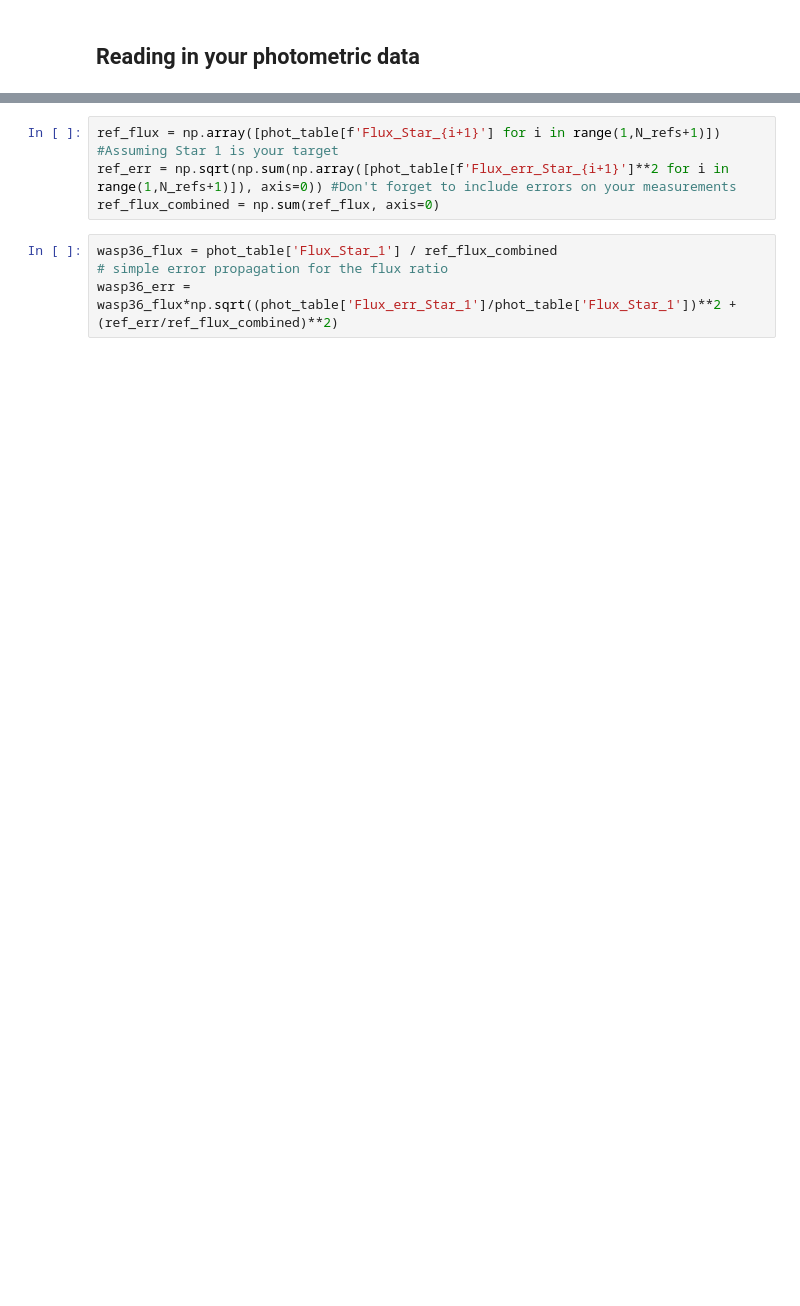
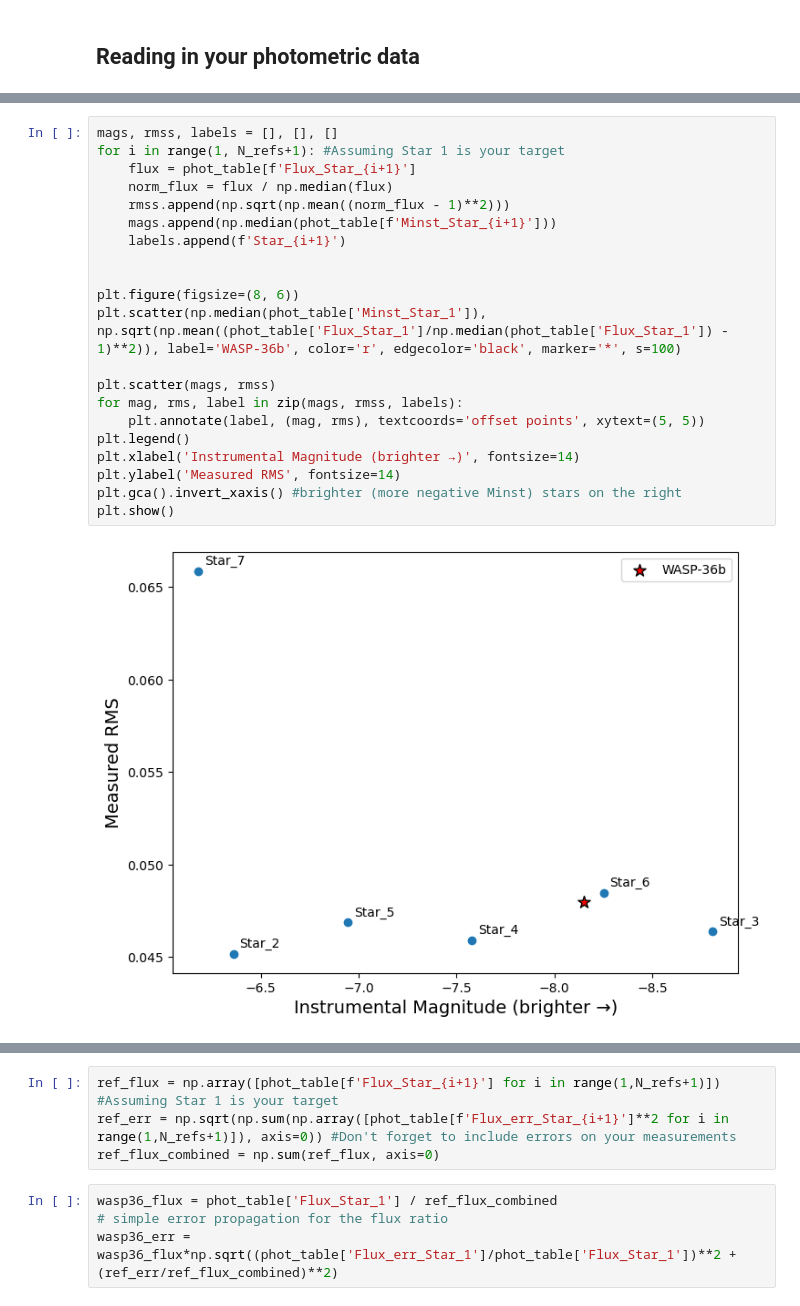
Before and after one commit to explorerjs32/rho_data_reduction_pipeline, a Jupyter notebook: sample_notebooks/Timeseries_LC_from_photometry_example.ipynb, the cells around one changed output, grey strips where cells are left out. Drawn from its saved outputs; the diff is of its cells as text; blank space fills up the shorter version.

```diff
--- a/sample_notebooks/Timeseries_LC_from_photometry_example.ipynb
+++ b/sample_notebooks/Timeseries_LC_from_photometry_example.ipynb
@@ -77 +98,24 @@ for i in range(1,N_refs+1): #Assuming Star 1 is your target
+# %%
+mags, rmss, labels = [], [], []
+for i in range(1, N_refs+1): #Assuming Star 1 is your target
+    flux = phot_table[f'Flux_Star_{i+1}']
+    norm_flux = flux / np.median(flux)
+    rmss.append(np.sqrt(np.mean((norm_flux - 1)**2)))
+    mags.append(np.median(phot_table[f'Minst_Star_{i+1}']))
+    labels.append(f'Star_{i+1}')
+
+
+plt.figure(figsize=(8, 6))
+plt.scatter(np.median(phot_table['Minst_Star_1']), np.sqrt(np.mean((phot_table['Flux_Star_1']/np.median(phot_table['Flux_Star_1']) - 1)**2)), label='WASP-36b', color='r', edgecolor='black', marker='*', s=100)
+
+plt.scatter(mags, rmss)
+for mag, rms, label in zip(mags, rmss, labels):
+    plt.annotate(label, (mag, rms), textcoords='offset points', xytext=(5, 5))
+plt.legend()
+plt.xlabel('Instrumental Magnitude (brighter →)', fontsize=14)
+plt.ylabel('Measured RMS', fontsize=14)
+plt.gca().invert_xaxis() #brighter (more negative Minst) stars on the right
+plt.show()
+# %% [output]
+[figure, added]
 # %% [markdown]
```
Also changed, not shown: parts of 30 cells of this notebook, 2 other files.
